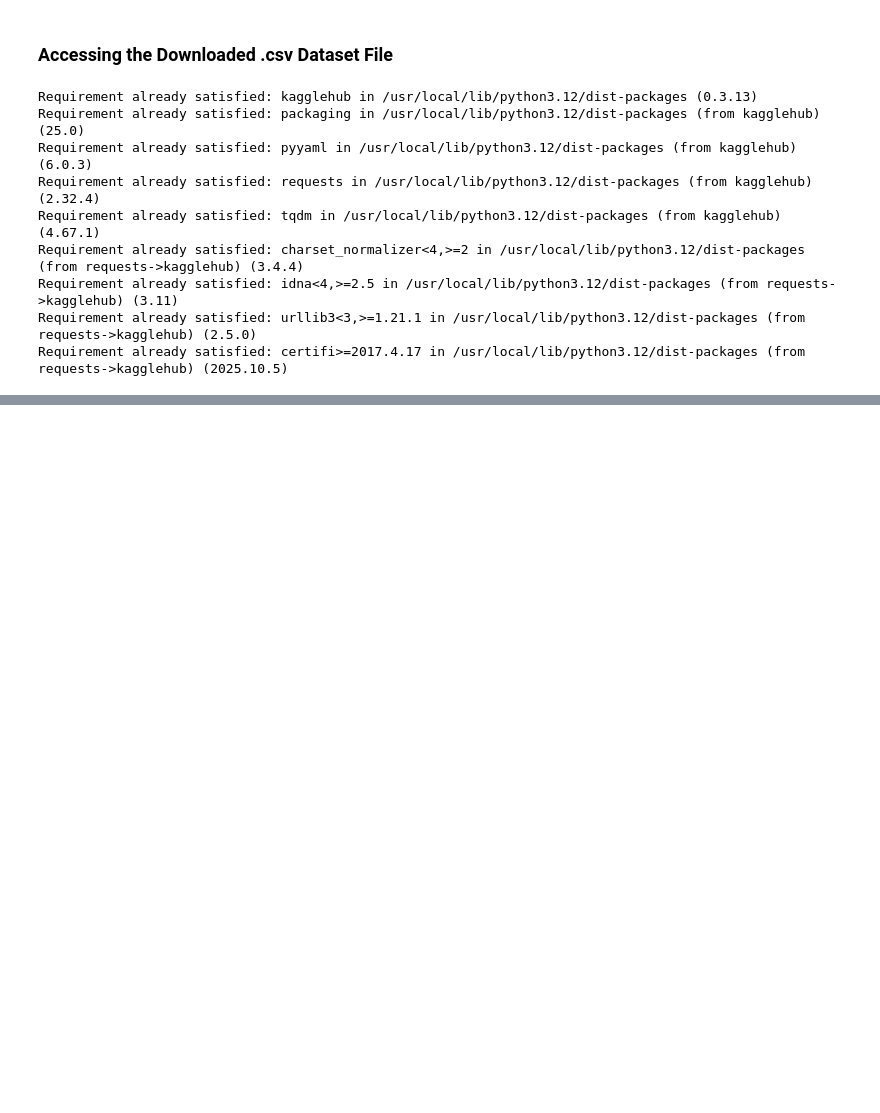
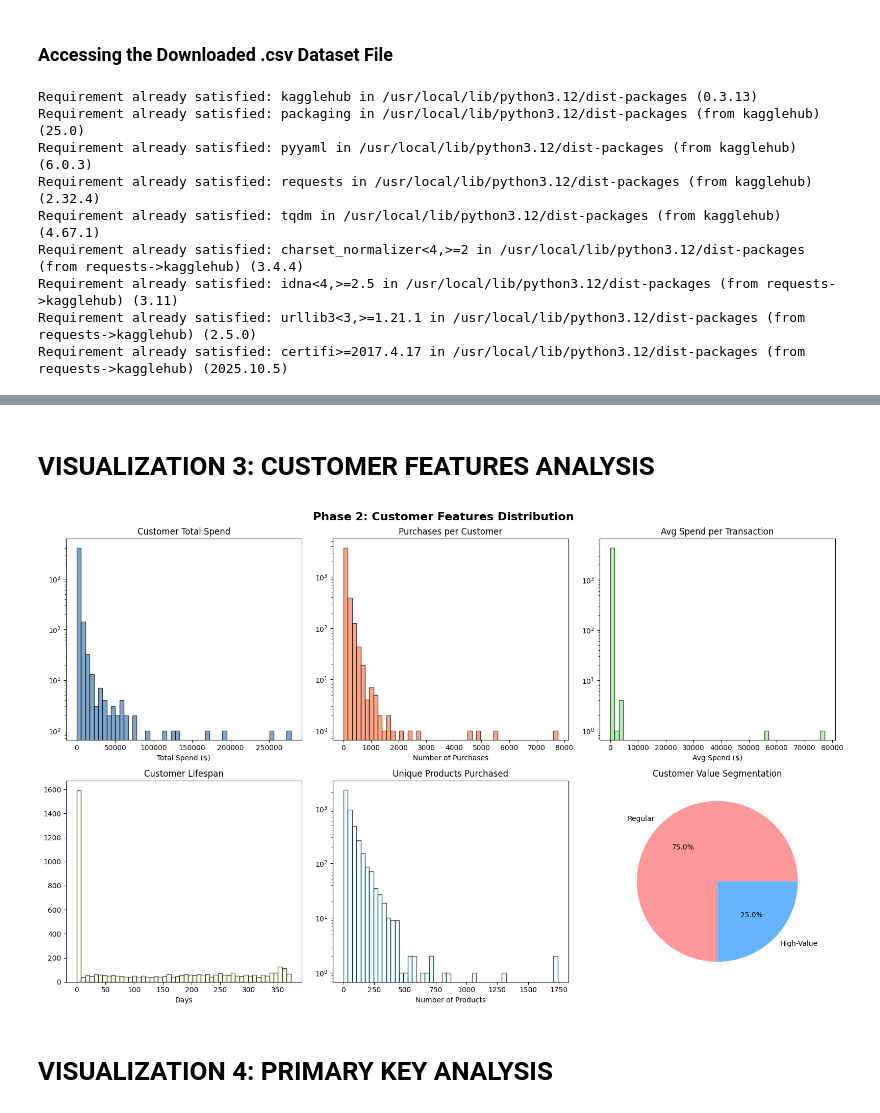
Before and after one commit to 2025em1100480-droid/APEX-PROJECT-I, a Jupyter notebook: Neaural_Nexus_Data_Extraction.ipynb, the cells around one changed output, grey strips where cells are left out. Saved outputs shown, nothing was run; the diff lists cells and outputs as text; code cells hidden in the pictures; blank space fills up the shorter version.

```diff
--- a/Neaural_Nexus_Data_Extraction.ipynb
+++ b/Neaural_Nexus_Data_Extraction.ipynb
@@ -235,0 +394,50 @@ fatal: not a git repository (or any of the parent directories): .git
+# %% [markdown]
+
+# VISUALIZATION 3: CUSTOMER FEATURES ANALYSIS
+# %%
+
+
+fig, axes = plt.subplots(2, 3, figsize=(16, 10))
+fig.suptitle('Phase 2: Customer Features Distribution', fontsize=16, fontweight='bold')
+
+# 1. Total Spend
+axes[0, 0].hist(customer_features['Total_Spend'], bins=50, color='steelblue', alpha=0.7, edgecolor='black')
+axes[0, 0].set_title('Customer Total Spend')
+axes[0, 0].set_xlabel('Total Spend ($)')
+axes[0, 0].set_yscale('log')
+
+# 2. Purchase Count
+axes[0, 1].hist(customer_features['Purchase_Count'], bins=50, color='coral', alpha=0.7, edgecolor='black')
+axes[0, 1].set_title('Purchases per Customer')
+axes[0, 1].set_xlabel('Number of Purchases')
+axes[0, 1].set_yscale('log')
+
+# 3. Avg Spend per Transaction
+axes[0, 2].hist(customer_features['Avg_Spend'], bins=50, color='lightgreen', alpha=0.7, edgecolor='black')
+axes[0, 2].set_title('Avg Spend per Transaction')
+axes[0, 2].set_xlabel('Avg Spend ($)')
+axes[0, 2].set_yscale('log')
+
+# 4. Customer Lifespan
+axes[1, 0].hist(customer_features['Customer_Lifespan_Days'], bins=50, color='lightyellow', alpha=0.7, edgecolor='black')
+axes[1, 0].set_title('Customer Lifespan')
+axes[1, 0].set_xlabel('Days')
+
+# 5. Unique Products
+axes[1, 1].hist(customer_features['Unique_Products'], bins=50, color='lightcyan', alpha=0.7, edgecolor='black')
+axes[1, 1].set_title('Unique Products Purchased')
+axes[1, 1].set_xlabel('Number of Products')
+axes[1, 1].set_yscale('log')
+
+# 6. Value Segmentation
+value_seg = customer_features['Is_HighValue'].value_counts()
+axes[1, 2].pie(value_seg, labels=['Regular', 'High-Value'], autopct='%1.1f%%', colors=['#ff9999', '#66b3ff'])
+axes[1, 2].set_title('Customer Value Segmentation')
+
+plt.tight_layout()
+plt.show()
+# %% [output]
+[figure, added]
+# %% [markdown]
+
+# VISUALIZATION 4: PRIMARY KEY ANALYSIS
```
Also changed, not shown: parts of 33 cells of this notebook.
